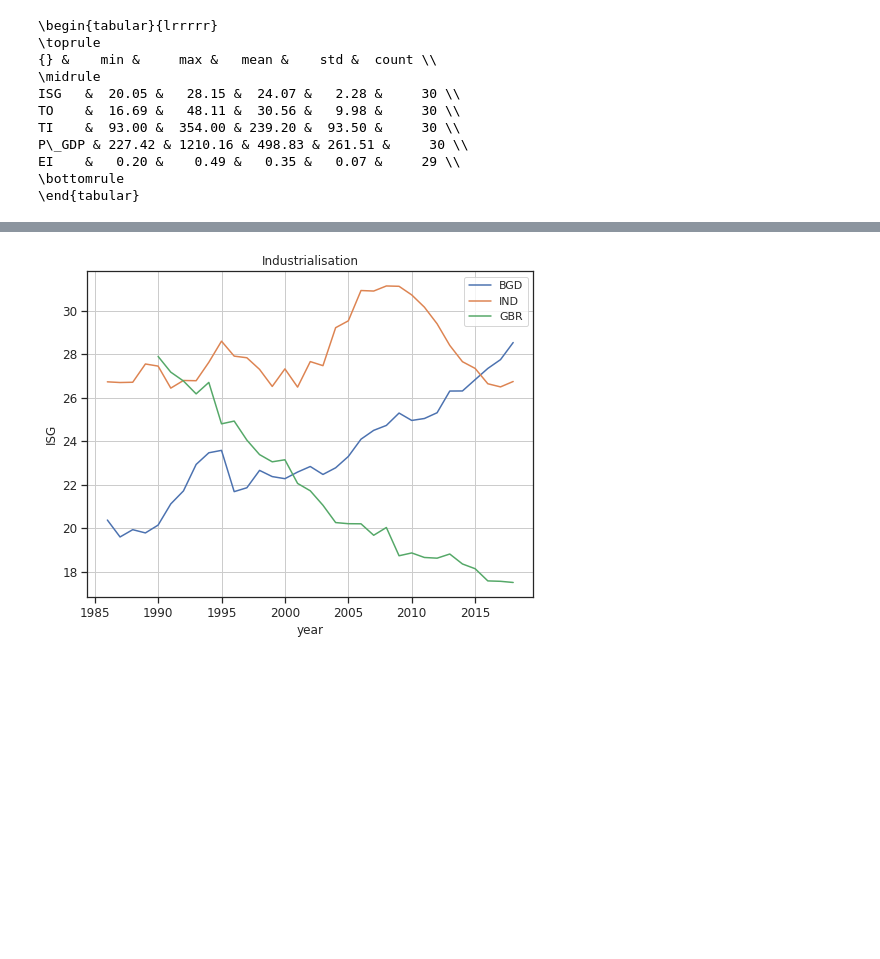
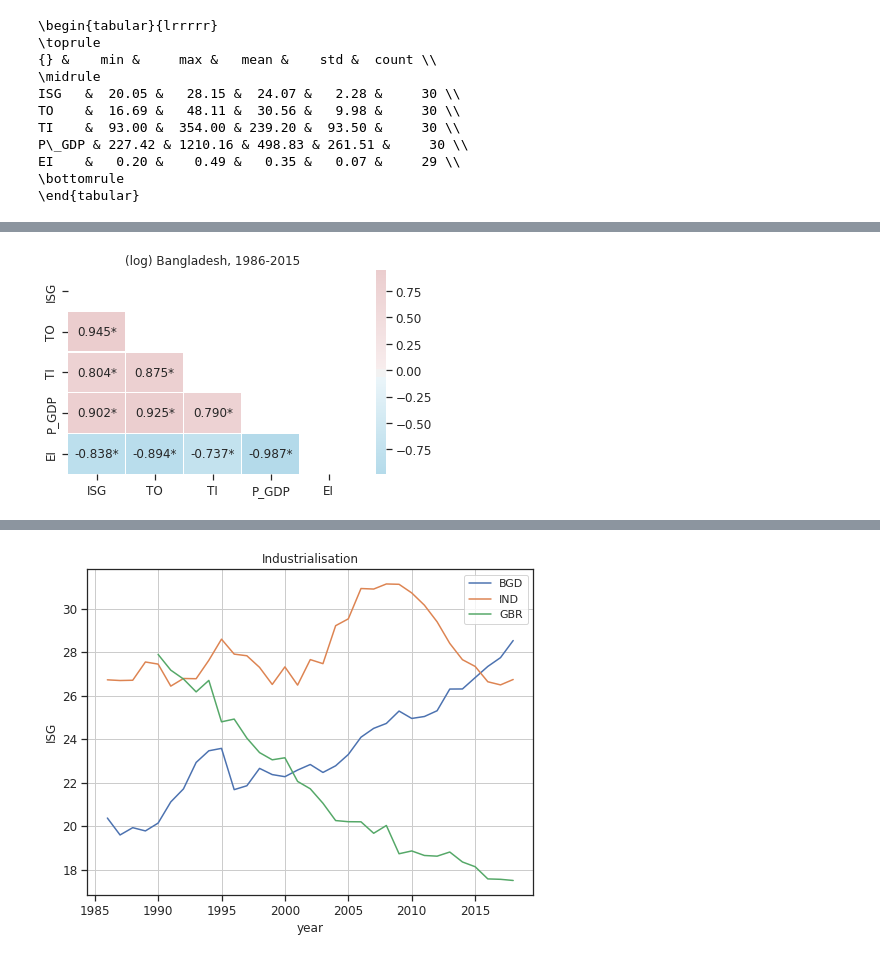
Before and after one commit to drakesiard/em-2020, a Jupyter notebook: analysis/1_descriptive_stats.ipynb, the cells around one changed output, grey strips where cells are left out. Drawn from its saved outputs; the diff is of its cells as text; code cells hidden in the pictures; blank space fills up the shorter version.

```diff
--- a/analysis/1_descriptive_stats.ipynb
+++ b/analysis/1_descriptive_stats.ipynb
@@ -99,3 +103,9 @@ save_fig('_'.join((REF_COUNTRY, REF_VERSION, 'correlations.pdf')))
+# %%
+plot_corr(np.log(ref_data))
+plt.title('(log) Bangladesh, 1986-2015')
+save_fig('_'.join((REF_COUNTRY, REF_VERSION, 'correlations_log.pdf')))
+# %% [output]
+[figure, added]
 # %%
 countries = ['BGD', 'IND', 'GBR']
 cmp_data = pd.concat([load_data(c, 'current').loc[1986:] for c in countries],
```
Also changed, not shown: parts of 4 cells of this notebook, 15 other files.
